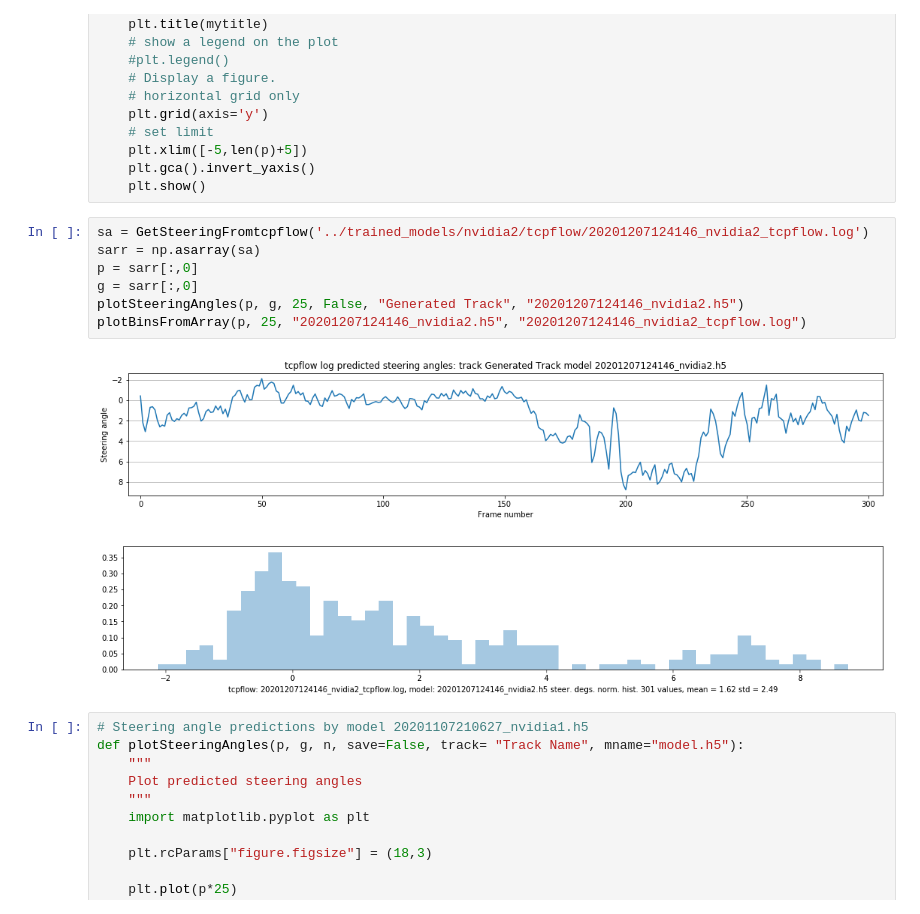
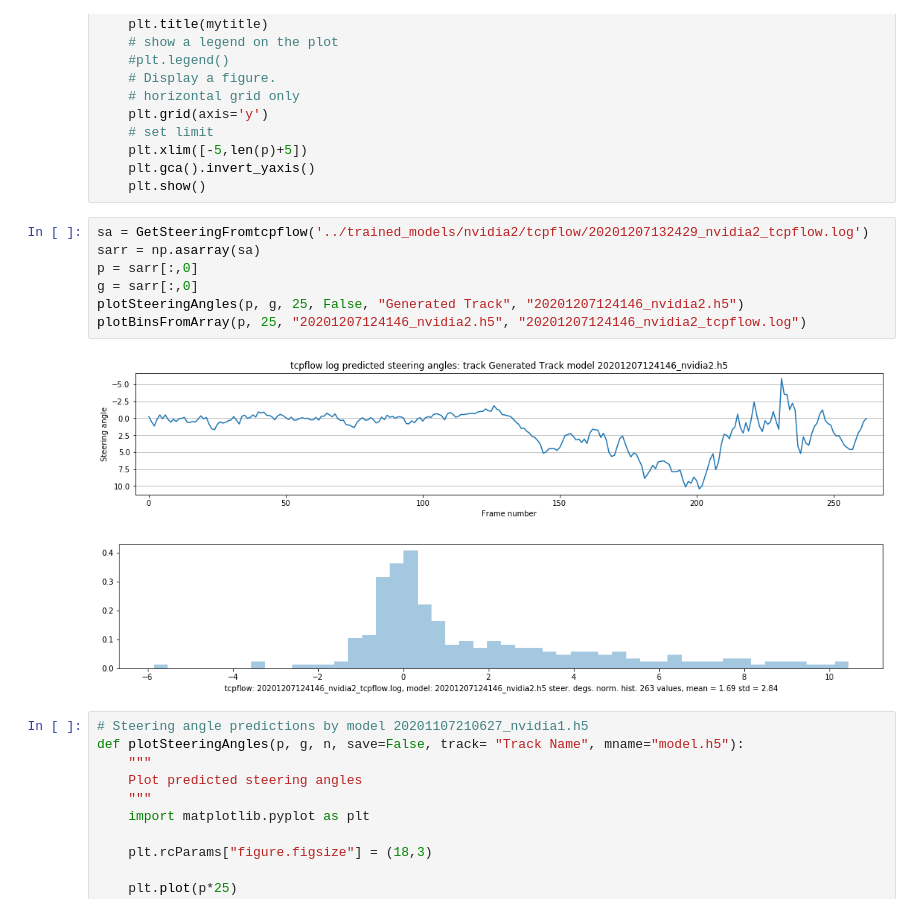
Before and after one commit to dsikar/sdsandbox, a Jupyter notebook: src/GetSteeringAnglesFromtcpflow.ipynb, the cells around one changed output. Drawn from its saved outputs; the diff is of its cells as text.

```diff
--- a/src/GetSteeringAnglesFromtcpflow.ipynb
+++ b/src/GetSteeringAnglesFromtcpflow.ipynb
@@ -101,15 +101,15 @@ def plotSteeringAngles(p, g, n, save=False, track= "Track Name", mname="model.h5
     plt.gca().invert_yaxis()
     plt.show()
 # %%
-sa = GetSteeringFromtcpflow('../trained_models/nvidia2/tcpflow/20201207124146_nvidia2_tcpflow.log')
+sa = GetSteeringFromtcpflow('../trained_models/nvidia2/tcpflow/20201207132429_nvidia2_tcpflow.log')
 sarr = np.asarray(sa)
 p = sarr[:,0]
 g = sarr[:,0]
 plotSteeringAngles(p, g, 25, False, "Generated Track", "20201207124146_nvidia2.h5")
 plotBinsFromArray(p, 25, "20201207124146_nvidia2.h5", "20201207124146_nvidia2_tcpflow.log")
 # %% [output]
-[figure, old version]
+[figure, new version]
-[figure, old version]
+[figure, new version]
 # %%
 # Steering angle predictions by model 20201107210627_nvidia1.h5
 def plotSteeringAngles(p, g, n, save=False, track= "Track Name", mname="model.h5"):
```
Also changed, not shown: 1 other file.
